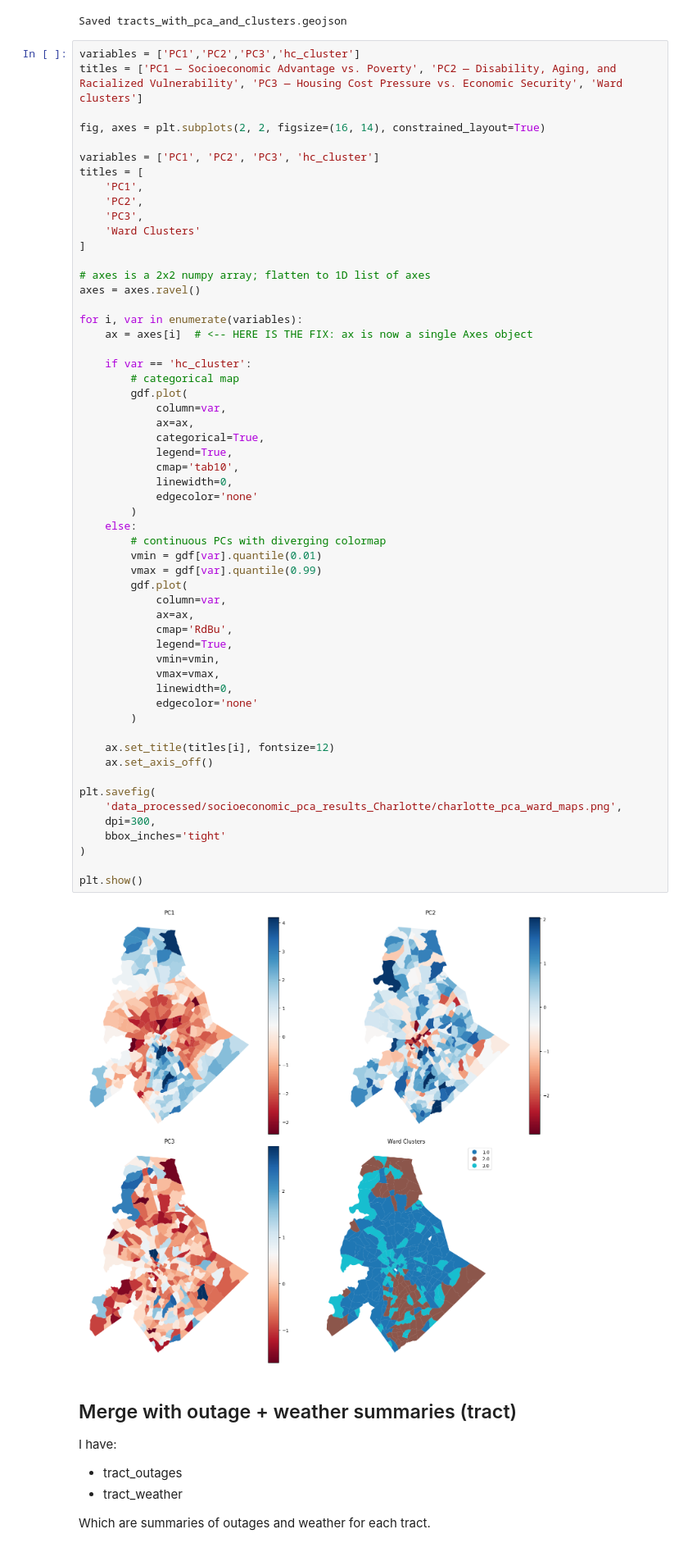
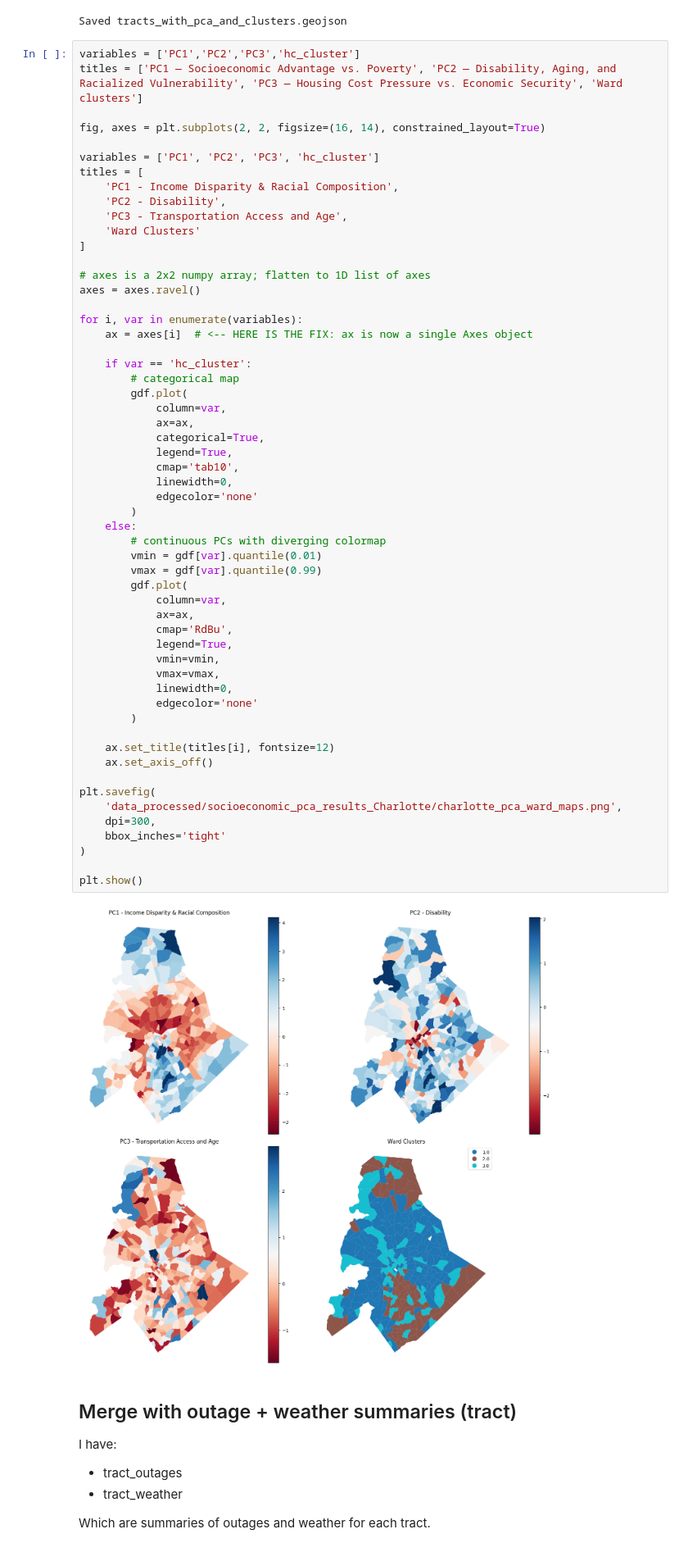
Before and after one commit to jessalynlc/MP, a Jupyter notebook: pca_socioeconomics_Charlotte.ipynb, the cells around one changed output. Shown at 82% size. Drawn from its saved outputs; the diff is of its cells as text.

```diff
--- a/pca_socioeconomics_Charlotte.ipynb
+++ b/pca_socioeconomics_Charlotte.ipynb
@@ -422,9 +422,9 @@ fig, axes = plt.subplots(2, 2, figsize=(16, 14), constrained_layout=True)
 
 variables = ['PC1', 'PC2', 'PC3', 'hc_cluster']
 titles = [
-    'PC1',
-    'PC2',
-    'PC3',
+    'PC1 - Income Disparity & Racial Composition',
+    'PC2 - Disability',
+    'PC3 - Transportation Access and Age',
     'Ward Clusters'
 ]
 
@@ -444,34 +444,34 @@ for i, var in enumerate(variables):
             cmap='tab10',
             linewidth=0,
             edgecolor='none'
         )
     else:
         # continuous PCs with diverging colormap
         vmin = gdf[var].quantile(0.01)
         vmax = gdf[var].quantile(0.99)
         gdf.plot(
             column=var,
             ax=ax,
             cmap='RdBu',
             legend=True,
             vmin=vmin,
             vmax=vmax,
             linewidth=0,
             edgecolor='none'
         )
 
     ax.set_title(titles[i], fontsize=12)
     ax.set_axis_off()
 
 plt.savefig(
     'data_processed/socioeconomic_pca_results_Charlotte/charlotte_pca_ward_maps.png',
     dpi=300,
     bbox_inches='tight'
 )
 
 plt.show()
 # %% [output]
-[figure, old version]
+[figure, new version]
 # %% [markdown]
 ## Merge with outage + weather summaries (tract)
 
```
Also changed, not shown: 2 other files.
